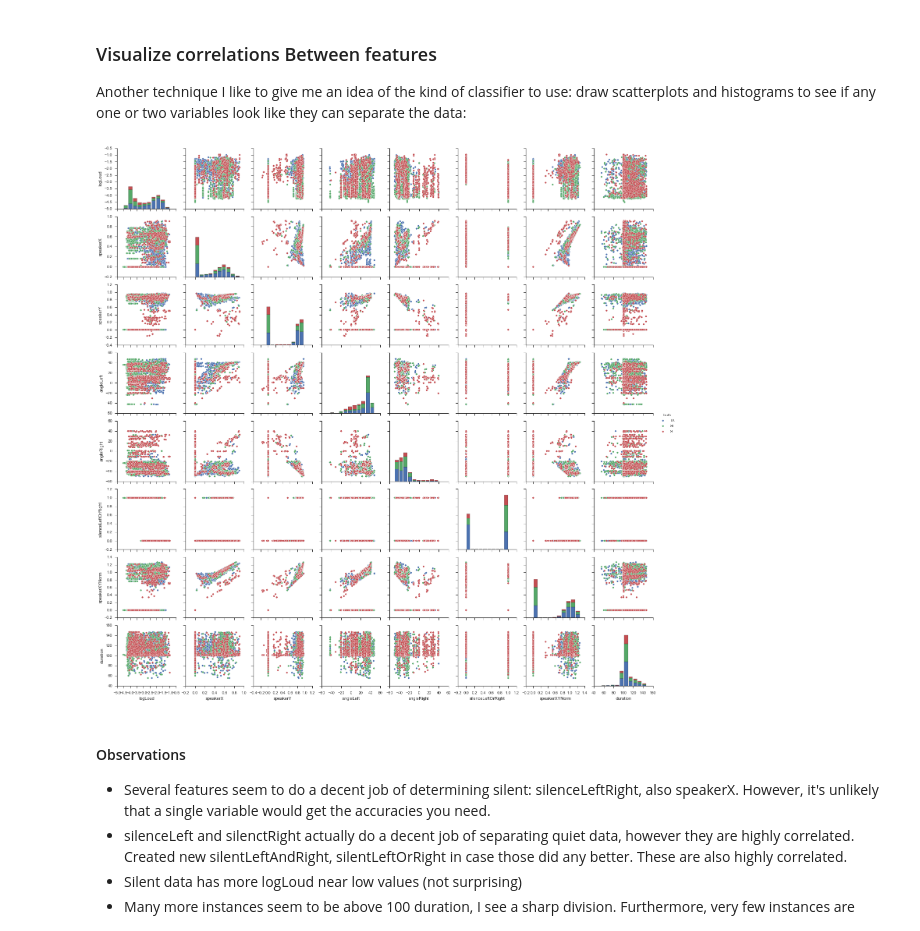
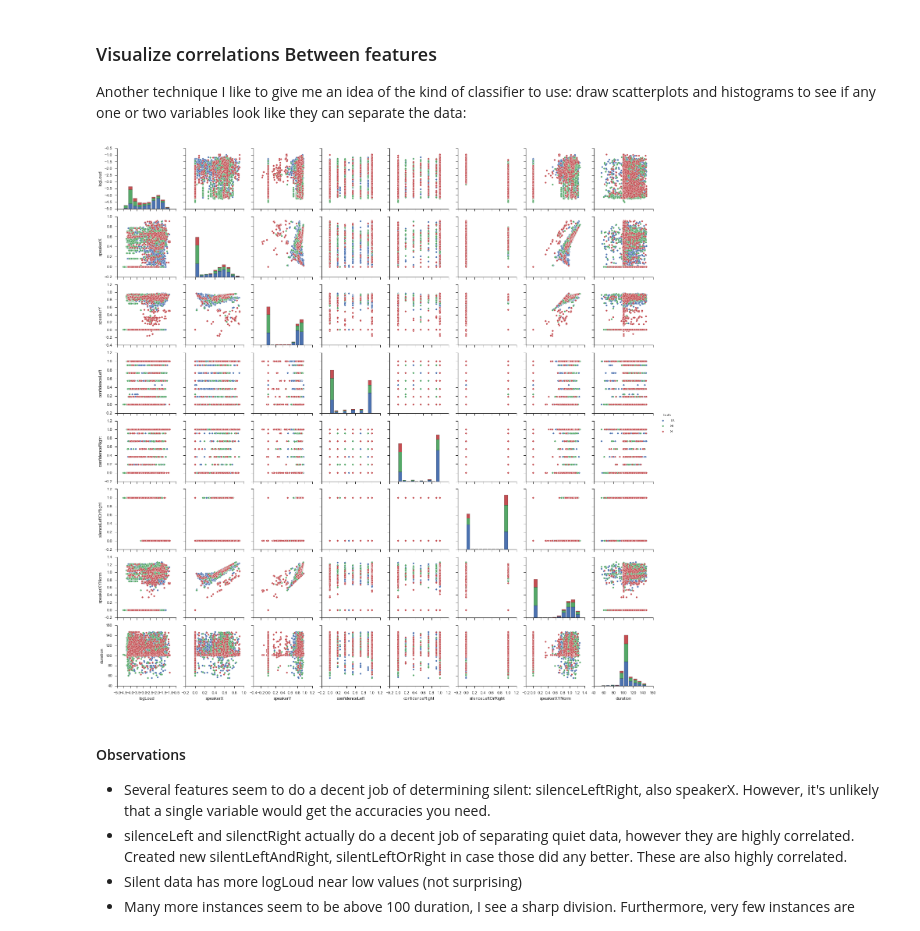
Before and after one commit to julenka/kinecture, a Jupyter notebook: data_exploration.ipynb, the cells around one changed output. Saved outputs shown, nothing was run; the diff lists cells and outputs as text; code cells hidden in the pictures.

```diff
--- a/data_exploration.ipynb
+++ b/data_exploration.ipynb
@@ -79,9 +79,7 @@ train['averageLogLoudness'] = (train['logLoudnessLeft'] + train['logLoudnessRigh
 train['silenceLeftAndRight'] = train['silenceLeft'] & train['silenceRight']
 train['silenceLeftOrRight'] = train['silenceLeft'] | train['silenceRight']
 train['speakerXYNorm'] = (train['speakerX'] ** 2 + train['speakerY'] ** 2) ** 0.5
-train['speakerXIs0'] = train['speakerX'] == 0
-train['sinAngleLeft'] = train['angleLeft'].map(lambda x: math.sin(math.radians(x)))
-train['sinAngleRight'] = train['angleRight'].map(lambda x: math.sin(math.radians(x)))
+w
 
 # train['juliaX'] = train.apply(lambda row: 1 / (math.tan(math.radians(row['angleRight']))) +
 #                               math.tan(math.radians(row['angleLeft']))
@@ -156,17 +158,17 @@ Another technique I like to give me an idea of the kind of classifier to use: dr
 # %%
 g = sns.pairplot(train,
                  markers='o', # use 'o' for a larger dot
                  vars=["logLoud",
                        "speakerX",
                        "speakerY",
-                       "angleLeft",
-                       "angleRight",
+                       "confidenceLeft",
+                       "confidenceRight",
                        "silenceLeftOrRight",
                        "speakerXYNorm",
                        "duration"],
                  hue="Truth")
 # %% [output]
-[figure, old version]
+[figure, new version]
 # %% [markdown]
 #### Observations
 * Several features seem to do a decent job of determining silent: silenceLeftRight, also speakerX. However, it's unlikely that a single variable would get the accuracies you need.
```
Also changed, not shown: parts of 1 cell of this notebook, 4 other files.
